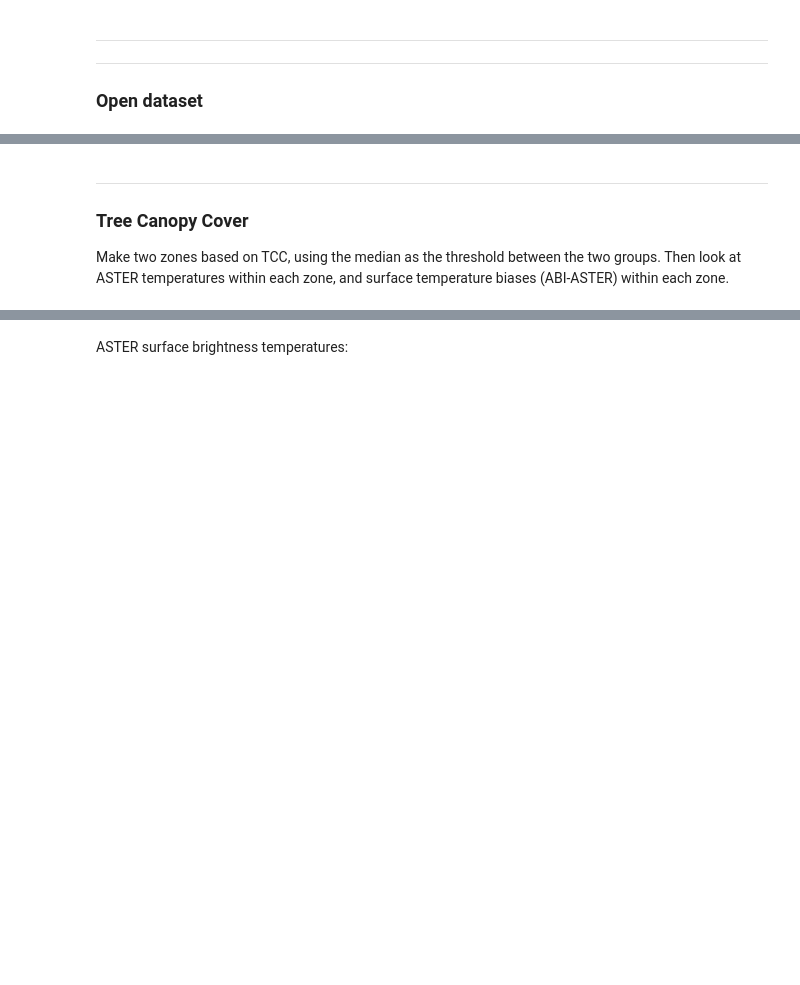
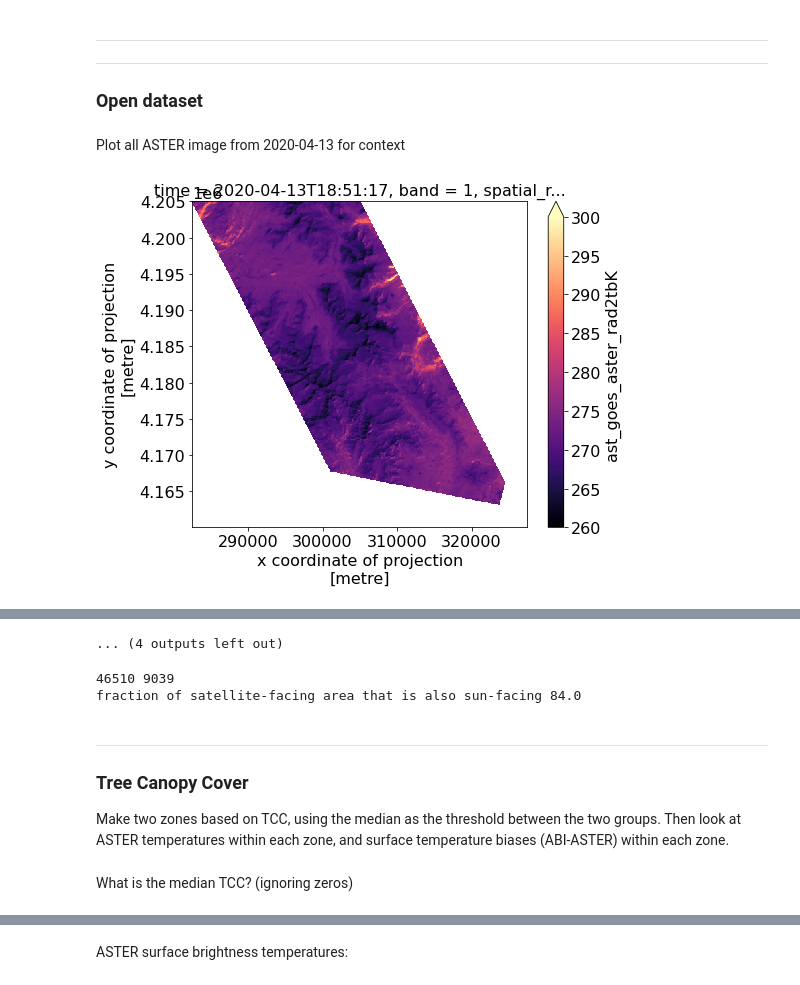
Before and after one commit to spestana/goes-cues, a Jupyter notebook: aster-terrain-boxplots.ipynb, the cells around one changed output, grey strips where cells are left out. Cells and saved outputs as stored; diff of their text form; code cells hidden in the pictures; blank space fills up the shorter version.

Commit message:
Update plots for single image analysis

```diff
--- a/aster-terrain-boxplots.ipynb
+++ b/aster-terrain-boxplots.ipynb
@@ -46,3 +46,71 @@ geometry = [
 # %%
 ds = xr.open_dataset('/storage/spestana/ASTER-MODIS-GOES-DEM-FVEG_v4_orthorectified.nc')
 ds = ds.rio.clip(geometry)
+# %% [markdown]
+Plot all ASTER image from 2020-04-13 for context
+# %%
+# load visible image for 2020-04-13
+ds_vis = xr.open_rasterio('/storage/spestana/ASTER/AST_L1T/geotiff/V/AST_L1T_00304132020185117_20200414091306_12717_V.tif')
+# %%
+i = 26
+plt.figure(figsize=(7.5,6))
+ds.isel(time=i).ast_goes_aster_rad2tbK.plot(cmap='magma',vmin=260,vmax=300)
+plt.figure(figsize=(6,6))
+ds_vis.rio.clip(geometry).plot.imshow(rgb="band", vmin=0,vmax=255)
+
+### TCC
+k_tcc = 0
+# plot where tcc > threshold
+plt.figure(figsize=(7.5,6))
+ds.ast_goes_aster_rad2tbK.where(ds.tcc > k_tcc).isel(time=i).plot(cmap='magma',vmin=260,vmax=300)
+plt.figure(figsize=(6,6))
+ds_vis.rio.clip(geometry).where(ds.tcc > k_tcc).plot.imshow(rgb="band", vmin=0,vmax=255)
+# plot where tcc < threshold
+plt.figure(figsize=(7.5,6))
+ds.ast_goes_aster_rad2tbK.where(ds.tcc <= k_tcc).isel(time=i).plot(cmap='magma',vmin=260,vmax=300)
+plt.figure(figsize=(6,6))
+ds_vis.rio.clip(geometry).where(ds.tcc <= k_tcc).plot.imshow(rgb="band", vmin=0,vmax=255)
+
+### SAT HILLSHADE
+xx = ds.sat_hillshade.isel(time=i).values.ravel()
+xx = xx[~np.isnan(xx)] # remove nans
+k_sat_hillshade = np.quantile(xx, 0.50) # median
+# plot where sat_hillshade > threshold
+plt.figure(figsize=(7.5,6))
+ds.ast_goes_aster_rad2tbK.where(ds.sat_hillshade.isel(time=i) > k_sat_hillshade).isel(time=i).plot(cmap='magma',vmin=260,vmax=300)
+plt.figure(figsize=(6,6))
+ds_vis.rio.clip(geometry).where(ds.sat_hillshade.isel(time=i) > k_sat_hillshade).plot.imshow(rgb="band", vmin=0,vmax=255)
+# plot where sat_hillshade < threshold
+plt.figure(figsize=(7.5,6))
+ds.ast_goes_aster_rad2tbK.where(ds.sat_hillshade.isel(time=i) <= k_sat_hillshade).isel(time=i).plot(cmap='magma',vmin=260,vmax=300)
+plt.figure(figsize=(6,6))
+ds_vis.rio.clip(geometry).where(ds.sat_hillshade.isel(time=i) <= k_sat_hillshade).plot.imshow(rgb="band", vmin=0,vmax=255)
+
+### SOLAR HILLSHADE
+xx = ds.solar_hillshade.isel(time=i).values.ravel()
+xx = xx[~np.isnan(xx)] # remove nans
+k_solar_hillshade = np.quantile(xx, 0.50) # median
+# plot where solar_hillshade > threshold
+plt.figure(figsize=(7.5,6))
+ds.ast_goes_aster_rad2tbK.where(ds.solar_hillshade.isel(time=i) > k_solar_hillshade).isel(time=i).plot(cmap='magma',vmin=260,vmax=300)
+plt.figure(figsize=(6,6))
+ds_vis.rio.clip(geometry).where(ds.solar_hillshade.isel(time=i) > k_solar_hillshade).plot.imshow(rgb="band", vmin=0,vmax=255)
+# plot where solar_hillshade < threshold
+plt.figure(figsize=(7.5,6))
+ds.ast_goes_aster_rad2tbK.where(ds.solar_hillshade.isel(time=i) <= k_solar_hillshade).isel(time=i).plot(cmap='magma',vmin=260,vmax=300)
+plt.figure(figsize=(6,6))
+ds_vis.rio.clip(geometry).where(ds.solar_hillshade.isel(time=i) <= k_solar_hillshade).plot.imshow(rgb="band", vmin=0,vmax=255)
+
+#####
+##### What fraction of the area is satellite-facing and sun-facing?
+# plot where solar_hillshade > threshold, and sat_hillshade > threshold
+# satellite-facing that is also sun-facing
+plt.figure(figsize=(7.5,6))
+ds.ast_goes_aster_rad2tbK.where(ds.sat_hillshade.isel(time=i) > k_sat_hillshade).where(ds.solar_hillshade.isel(time=i) > k_solar_hillshade).isel(time=i).plot(cmap='magma',vmin=260,vmax=300)
+gt_k = ds.ast_goes_aster_rad2tbK.where(ds.sat_hillshade.isel(time=i) > k_sat_hillshade).where(ds.solar_hillshade.isel(time=i) > k_solar_hillshade).isel(time=i).values.ravel()
+# satellite-facing that is not-sun-facing
+plt.figure(figsize=(7.5,6))
+ds.ast_goes_aster_rad2tbK.where(ds.sat_hillshade.isel(time=i) > k_sat_hillshade).where(ds.solar_hillshade.isel(time=i) <= k_solar_hillshade).isel(time=i).plot(cmap='magma',vmin=260,vmax=300)
+lt_k = ds.ast_goes_aster_rad2tbK.where(ds.sat_hillshade.isel(time=i) > k_sat_hillshade).where(ds.solar_hillshade.isel(time=i) <= k_solar_hillshade).isel(time=i).values.ravel()
+# %% [output]
+[figure, added]
@@ -49,5 +128,17 @@ ds = ds.rio.clip(geometry)
+... (4 outputs left out)
+# %%
+gt_k = gt_k[~np.isnan(gt_k)]
+lt_k = lt_k[~np.isnan(lt_k)]
+
+print(len(gt_k),len(lt_k))
+print('fraction of satellite-facing area that is also sun-facing', 100*np.round(len(gt_k) / (len(gt_k)+len(lt_k)),2))
+# %% [output]
+46510 9039
+fraction of satellite-facing area that is also sun-facing 84.0
 # %% [markdown]
 ---
 ### Tree Canopy Cover
 
 Make two zones based on TCC, using the median as the threshold between the two groups. Then look at ASTER temperatures within each zone, and surface temperature biases (ABI-ASTER) within each zone.
+# %% [markdown]
+What is the median TCC? (ignoring zeros)
```
Also changed, not shown: parts of 27 cells of this notebook.
